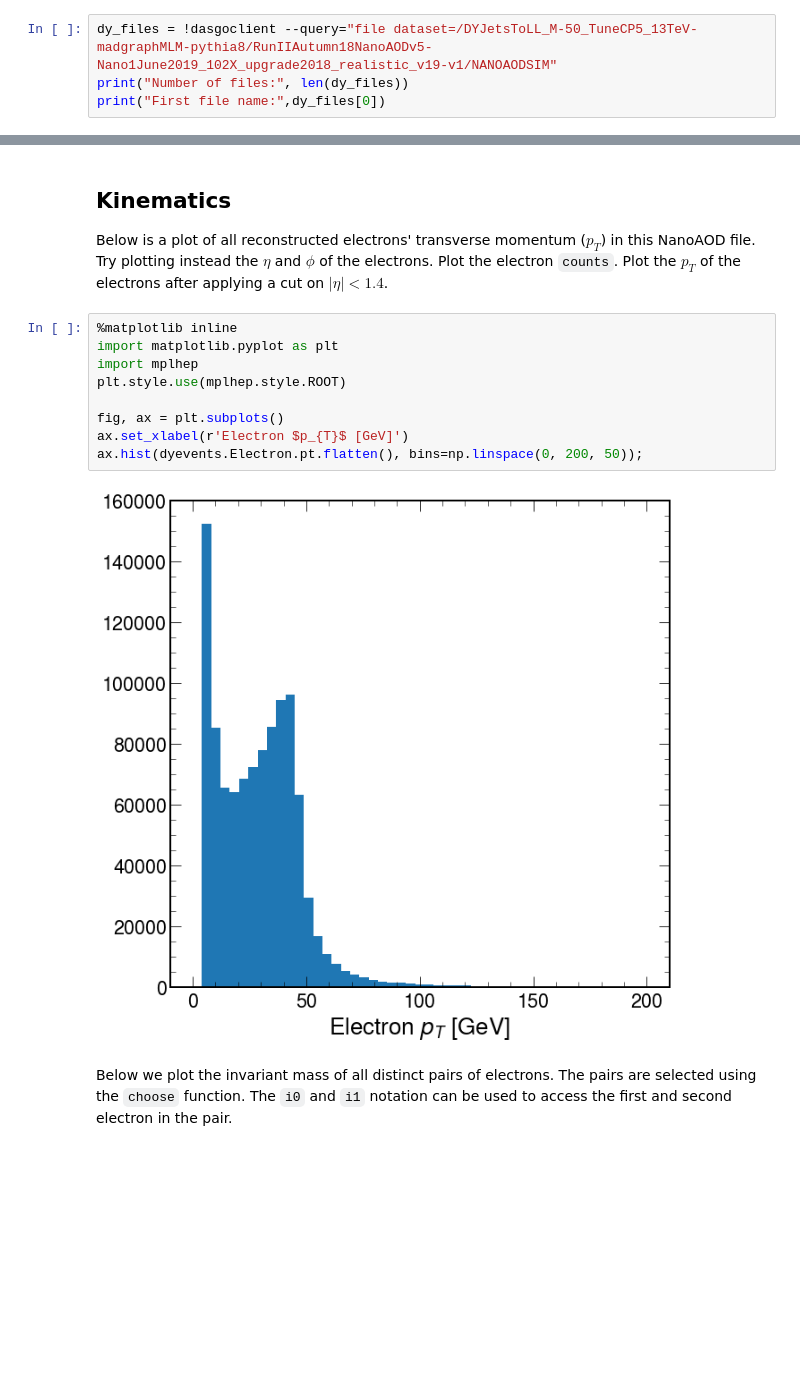
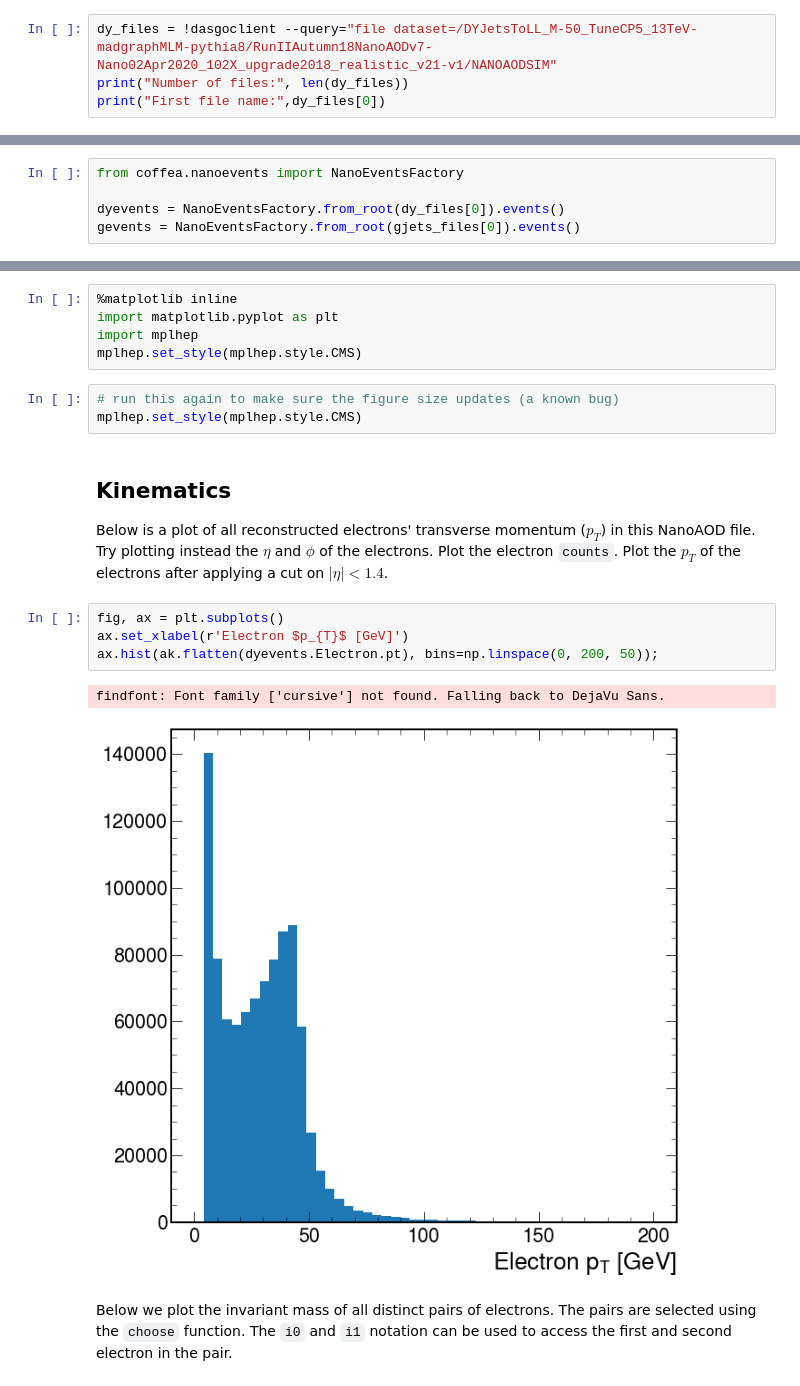
Before and after one commit to FNALLPC/egamma-hats, a Jupyter notebook: exercise.ipynb, the cells around one changed output, grey strips where cells are left out. Cells and saved outputs as stored; diff of their text form; blank space fills up the shorter version.

```diff
--- a/exercise.ipynb
+++ b/exercise.ipynb
@@ -38,7 +37,7 @@ We see three results, all are produced with the [MadGraph5_aMC@NLO](https://twik
 
 Let's use the LO sample.  Below, we query the files belonging to the dataset, and save them to a python variable.
 # %%
-dy_files = !dasgoclient --query="file dataset=/DYJetsToLL_M-50_TuneCP5_13TeV-madgraphMLM-pythia8/RunIIAutumn18NanoAODv5-Nano1June2019_102X_upgrade2018_realistic_v19-v1/NANOAODSIM"
+dy_files = !dasgoclient --query="file dataset=/DYJetsToLL_M-50_TuneCP5_13TeV-madgraphMLM-pythia8/RunIIAutumn18NanoAODv7-Nano02Apr2020_102X_upgrade2018_realistic_v21-v1/NANOAODSIM"
 print("Number of files:", len(dy_files))
 print("First file name:",dy_files[0])
 # %% [output]
@@ -145 +129,6 @@ gevents = NanoEvents.from_file("gevents.root")
+# %%
+from coffea.nanoevents import NanoEventsFactory
+
+dyevents = NanoEventsFactory.from_root(dy_files[0]).events()
+gevents = NanoEventsFactory.from_root(gjets_files[0]).events()
 # %%
@@ -240,18 +231,22 @@ print(b.fillna(-1) > 0)
+# %%
+%matplotlib inline
+import matplotlib.pyplot as plt
+import mplhep
+mplhep.set_style(mplhep.style.CMS)
+# %%
+# run this again to make sure the figure size updates (a known bug)
+mplhep.set_style(mplhep.style.CMS)
 # %% [markdown]
 ## Kinematics
 Below is a plot of all reconstructed electrons' transverse momentum ($p_{T}$) in this NanoAOD file.
 Try plotting instead the $\eta$ and $\phi$ of the electrons.  Plot the electron `counts`.  Plot the $p_{T}$ of the electrons after applying a cut on $|\eta| < 1.4$.
 # %%
-%matplotlib inline
-import matplotlib.pyplot as plt
-import mplhep
-plt.style.use(mplhep.style.ROOT)
-
 fig, ax = plt.subplots()
 ax.set_xlabel(r'Electron $p_{T}$ [GeV]')
-ax.hist(dyevents.Electron.pt.flatten(), bins=np.linspace(0, 200, 50));
+ax.hist(ak.flatten(dyevents.Electron.pt), bins=np.linspace(0, 200, 50));
 # %% [output]
+findfont: Font family ['cursive'] not found. Falling back to DejaVu Sans.
-[figure, old version]
+[figure, new version]
 # %% [markdown]
 Below we plot the invariant mass of all distinct pairs of electrons. The pairs are selected using the `choose` function. The `i0` and `i1` notation can be used to access the first and second electron in the pair.
 # %%
```
Also changed, not shown: parts of 51 cells of this notebook, 1 other file.
